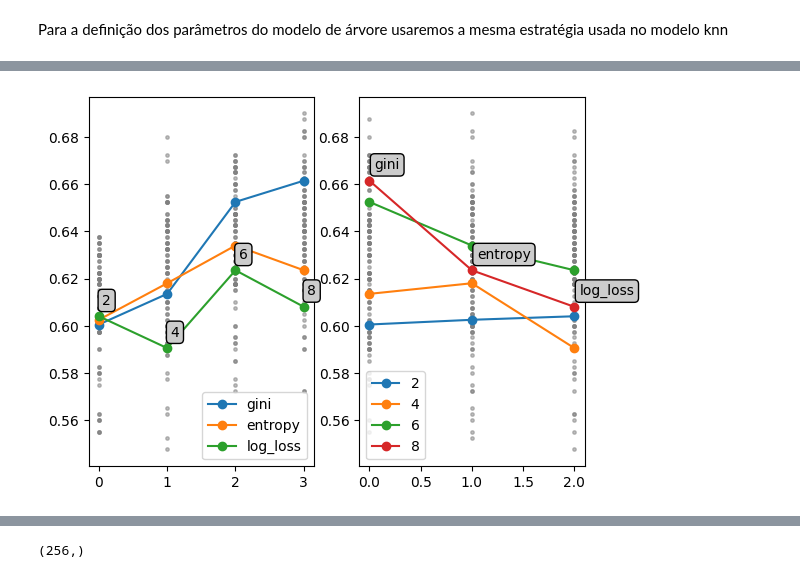
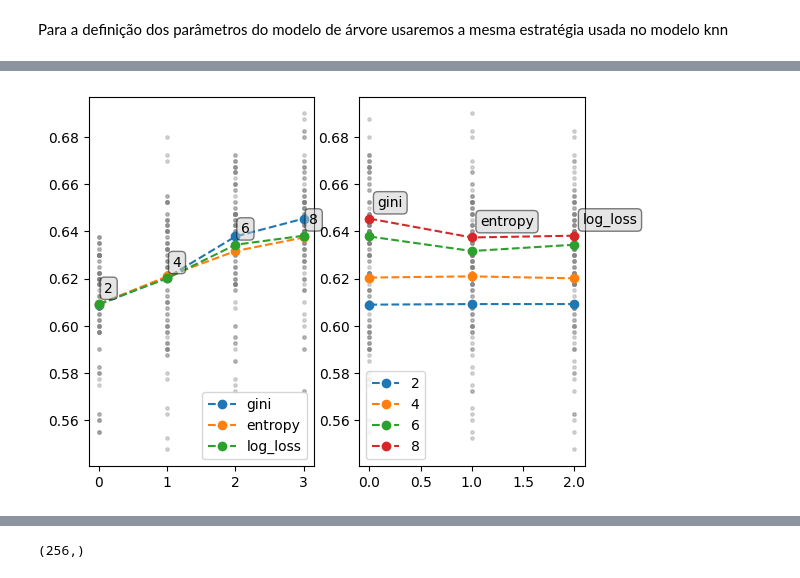
Before and after one commit to fagner02/RealFakeClassification, a Jupyter notebook: project.ipynb, the cells around one changed output, grey strips where cells are left out. Saved outputs shown, nothing was run; the diff lists cells and outputs as text; code cells hidden in the pictures.

```diff
--- a/project.ipynb
+++ b/project.ipynb
@@ -101,7 +98,7 @@ plt.plot(range(1, 20), [np.mean(x) for x in knn_scores], '-o')
 plt.plot(range(1, 20), [np.median(x) for x in knn_scores], '-o')
 points_x = [np.full((len(knn_scores[0]),), i) for i in range(1, 20)]
 for x, y in zip(points_x, knn_scores):
-    plt.scatter(x, y, color='gray', alpha=0.5)
+    plt.scatter(x, y, color='gray', alpha=0.3)
 plt.grid(axis='y')
 # %% [output]
 [figure]
@@ -144,17 +141,18 @@ Para a definição dos parâmetros do modelo de árvore usaremos a mesma estrat
 # %%
 tree_scores = []
 criterions = ["gini", "entropy", "log_loss"]
-max_depths = range(2, 10, 2)
-iterations = 30
-a = [auxiliar_data(flat_test_x, test_y, 400) for _ in range(iterations)]
-b = [auxiliar_data(flat_train_x, train_y, 2000) for _ in range(iterations)]
-for comb in it.product(criterions, max_depths):
-    mean = []
-    for k in range(iterations):
-        tree_model = DecisionTreeClassifier(criterion=comb[0], max_depth=comb[1])
-        tree_model.fit(b[k][0], b[k][1])
-        mean.append(tree_model.score(a[k][0], a[k][1]))
-    tree_scores.append(mean)
+max_depths = range(2, 9, 2)
+if not os.path.exists("tree_scores.npy"):
+    iterations = 30
+    a = [auxiliar_data(flat_test_x, test_y, 400) for _ in range(iterations)]
+    b = [auxiliar_data(flat_train_x, train_y, 2000) for _ in range(iterations)]
+    for comb in it.product(criterions, max_depths):
+        mean = []
+        for k in range(iterations):
+            tree_model = DecisionTreeClassifier(criterion=comb[0], max_depth=comb[1])
+            tree_model.fit(b[k][0], b[k][1])
+            mean.append(tree_model.score(a[k][0], a[k][1]))
+        tree_scores.append(mean)
 # %%
 if not os.path.exists('tree_scores.npy'):
     with open('tree_scores.npy', 'wb') as f:
@@ -165,5 +163,4 @@ with open('tree_scores.npy', 'rb') as f:
 # %%
 tree_scores_avg = [np.mean(x) for x in tree_scores]
 # %%
-combs = list(zip(it.product(criterions, max_depths), tree_scores_avg))
-combs
+combs = list(it.product(criterions, max_depths))
@@ -183,21 +167,21 @@ combs
 # %%
-relation_matrix = np.array(combs, dtype=object).transpose()[0].reshape((len(criterions),len(max_depths)))
+relation_matrix = np.array(combs, dtype=tuple).reshape((len(criterions),len(max_depths), 2))
 
-for matrix, i, param in zip([relation_matrix, relation_matrix.transpose()], range(1, 3), [max_depths, criterions]):
+for matrix, i, param in zip([relation_matrix, relation_matrix.transpose((1,0,2))], range(1, 3), [max_depths, criterions]):
     plt.subplot(1, 2, i)
-
     indexes = None
     for p in matrix:
-        indexes = [np.where([y[0] == x for y in combs])[0][0] for x in p]
-        plt.plot(range(len(p)), [x[1] for x in [combs[i] for i in indexes]], '-o', label=p[0][1-i])
+        indexes = np.where([np.array([(y[0],y[1]) == (x[0],x[1]) for x in p]).any() for y in combs])[0]
+
+        plt.plot(range(len(p)), [tree_scores_avg[i] for i in indexes], '--o', label=p[0][1-i])
         plt.legend()
 
         points_x = [np.full((len(tree_scores[0]),), i) for i in range(len(p))]
         points_y = [tree_scores[i] for i in indexes]
 
-        plt.scatter(points_x, points_y, color='gray', alpha=0.5, s=6)
+        plt.scatter(points_x, points_y, color='gray', alpha=0.3, s=6)
     for x, y in zip(range(len(indexes)),[tree_scores_avg[i] for i in indexes]):
-        plt.annotate(str(param[x]), (x+0.05, y+0.005), bbox={'boxstyle':"round", 'fc':"0.8"})
+        plt.annotate(str(param[x]), (x+0.08, y+0.005), bbox={'boxstyle':"round", 'fc':"0.8", 'alpha': 0.5})
 # %% [output]
-[figure, old version]
+[figure, new version]
 # %%
```
Also changed, not shown: parts of 52 cells of this notebook, 8 other files.
